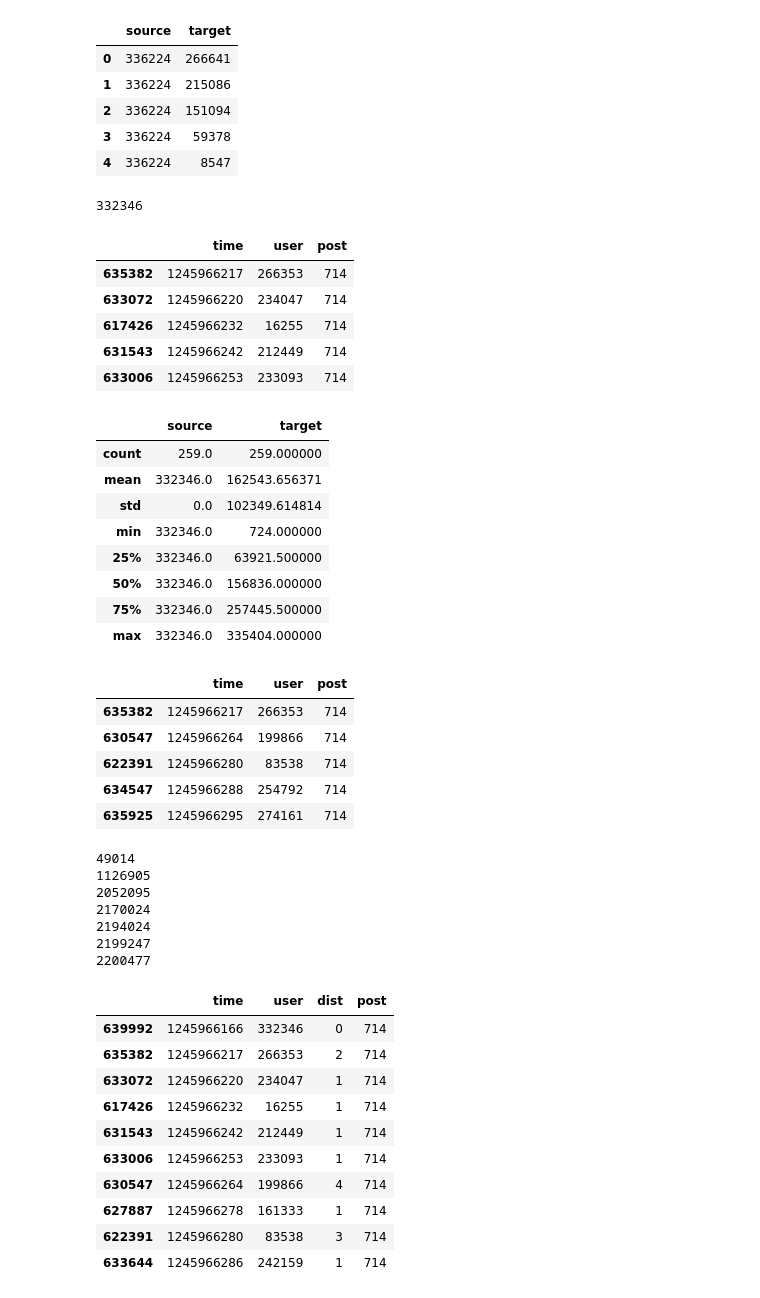
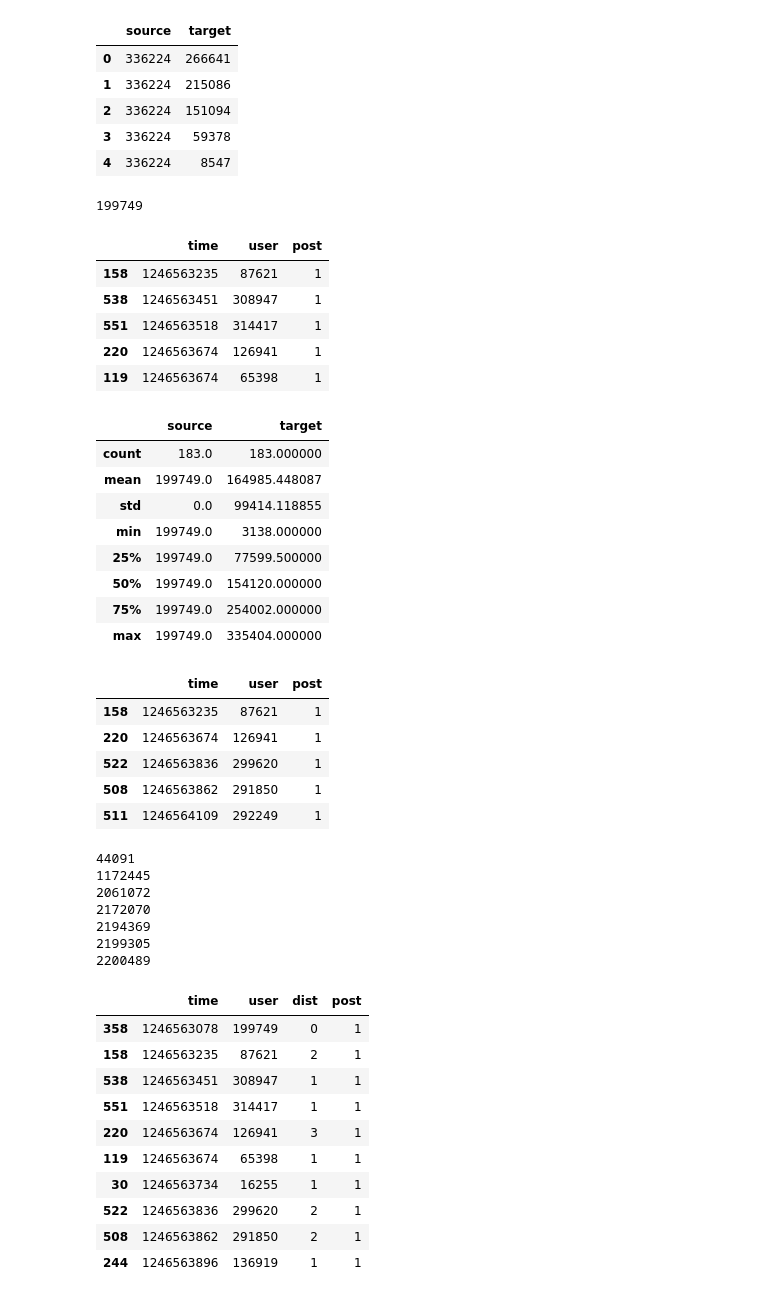
Before and after one commit to peterhuson/information-diffusion, a Jupyter notebook: Exploratory Plots & Distance Calculations.ipynb, the cells around one changed output. Cells and saved outputs as stored; diff of their text form; code cells hidden in the pictures.

Commit message:
votes_1

```diff
--- a/Exploratory Plots & Distance Calculations.ipynb
+++ b/Exploratory Plots & Distance Calculations.ipynb
@@ -222,7 +222,7 @@ friendship_plot_df.head()
 | 4 | 336224 | 8547 |
 # %%
 # the most popular story is story xxx?
-story = 714
+story = 1
 
 votes_story = votes.loc[votes['post'] == story]
 votes_714 = votes_story.copy()
@@ -233,26 +233,26 @@ votes_story = votes_story.iloc[1:]  # drop source
 print(source)
 votes_story.head()
 # %% [output]
-332346
+199749
 |  | time | user | post |
-| 635382 | 1245966217 | 266353 | 714 |
-| 633072 | 1245966220 | 234047 | 714 |
-| 617426 | 1245966232 | 16255 | 714 |
-| 631543 | 1245966242 | 212449 | 714 |
-| 633006 | 1245966253 | 233093 | 714 |
+| 158 | 1246563235 | 87621 | 1 |
+| 538 | 1246563451 | 308947 | 1 |
+| 551 | 1246563518 | 314417 | 1 |
+| 220 | 1246563674 | 126941 | 1 |
+| 119 | 1246563674 | 65398 | 1 |
 # %%
 friends_of_source = friendship_plot_df.loc[friendship_plot_df['source'] == source]
 friends_of_source.describe()
 # %% [output]
 |  | source | target |
-| count | 259.0 | 259.000000 |
-| mean | 332346.0 | 162543.656371 |
-| std | 0.0 | 102349.614814 |
-| min | 332346.0 | 724.000000 |
-| 25% | 332346.0 | 63921.500000 |
-| 50% | 332346.0 | 156836.000000 |
-| 75% | 332346.0 | 257445.500000 |
-| max | 332346.0 | 335404.000000 |
+| count | 183.0 | 183.000000 |
+| mean | 199749.0 | 164985.448087 |
+| std | 0.0 | 99414.118855 |
+| min | 199749.0 | 3138.000000 |
+| 25% | 199749.0 | 77599.500000 |
+| 50% | 199749.0 | 154120.000000 |
+| 75% | 199749.0 | 254002.000000 |
+| max | 199749.0 | 335404.000000 |
 # %%
 # find distance 1 voters
 dist_1_users = votes_story.loc[votes_story['user'].isin(friends_of_source['target'])]
@@ -262,11 +262,11 @@ votes_story = votes_story.loc[~votes_story['user'].isin(dist_1_users)]
 votes_story.head()
 # %% [output]
 |  | time | user | post |
-| 635382 | 1245966217 | 266353 | 714 |
-| 630547 | 1245966264 | 199866 | 714 |
-| 622391 | 1245966280 | 83538 | 714 |
-| 634547 | 1245966288 | 254792 | 714 |
-| 635925 | 1245966295 | 274161 | 714 |
+| 158 | 1246563235 | 87621 | 1 |
+| 220 | 1246563674 | 126941 | 1 |
+| 522 | 1246563836 | 299620 | 1 |
+| 508 | 1246563862 | 291850 | 1 |
+| 511 | 1246564109 | 292249 | 1 |
 # %%
 # all friend at distance 2 (regardless of whether they voted)
 dist_2_friends = []
@@ -354,13 +354,13 @@ print(len(dist_6_friends))
 print(len(dist_7_friends))
 print(len(dist_8_friends))
 # %% [output]
-49014
-1126905
-2052095
-2170024
-2194024
-2199247
-2200477
+44091
+1172445
+2061072
+2172070
+2194369
+2199305
+2200489
 # %%
 all_friends = [259, 49014, 1126905, 2052095, 2170024, 2194024, 2199247, 2200477]
 # %%
@@ -376,20 +376,20 @@ votes_714.loc[votes_714['user'].isin(dist_6_users), 'dist'] = 6
 votes_714.loc[votes_714['user'].isin(dist_7_users), 'dist'] = 7
 votes_714.loc[votes_714['user'].isin(dist_8_users), 'dist'] = 8
 # %%
-# votes_714.to_csv("digg2009/votes_714.csv", index=False)
+votes_714.to_csv("digg2009/votes_1.csv", index=False)
 votes_714[['time', 'user', 'dist', 'post']].head(10)
 # %% [output]
 |  | time | user | dist | post |
-| 639992 | 1245966166 | 332346 | 0 | 714 |
-| 635382 | 1245966217 | 266353 | 2 | 714 |
-| 633072 | 1245966220 | 234047 | 1 | 714 |
-| 617426 | 1245966232 | 16255 | 1 | 714 |
-| 631543 | 1245966242 | 212449 | 1 | 714 |
-| 633006 | 1245966253 | 233093 | 1 | 714 |
-| 630547 | 1245966264 | 199866 | 4 | 714 |
-| 627887 | 1245966278 | 161333 | 1 | 714 |
-| 622391 | 1245966280 | 83538 | 3 | 714 |
-| 633644 | 1245966286 | 242159 | 1 | 714 |
+| 358 | 1246563078 | 199749 | 0 | 1 |
+| 158 | 1246563235 | 87621 | 2 | 1 |
+| 538 | 1246563451 | 308947 | 1 | 1 |
+| 551 | 1246563518 | 314417 | 1 | 1 |
+| 220 | 1246563674 | 126941 | 3 | 1 |
+| 119 | 1246563674 | 65398 | 1 | 1 |
+| 30 | 1246563734 | 16255 | 1 | 1 |
+| 522 | 1246563836 | 299620 | 2 | 1 |
+| 508 | 1246563862 | 291850 | 2 | 1 |
+| 244 | 1246563896 | 136919 | 1 | 1 |
 # %%
 votes_hist = votes_714.loc[votes_714['dist'] <= 10]
 vc = votes_hist.dist.value_counts().sort_index()
```
Also changed, not shown: 1 other file.
